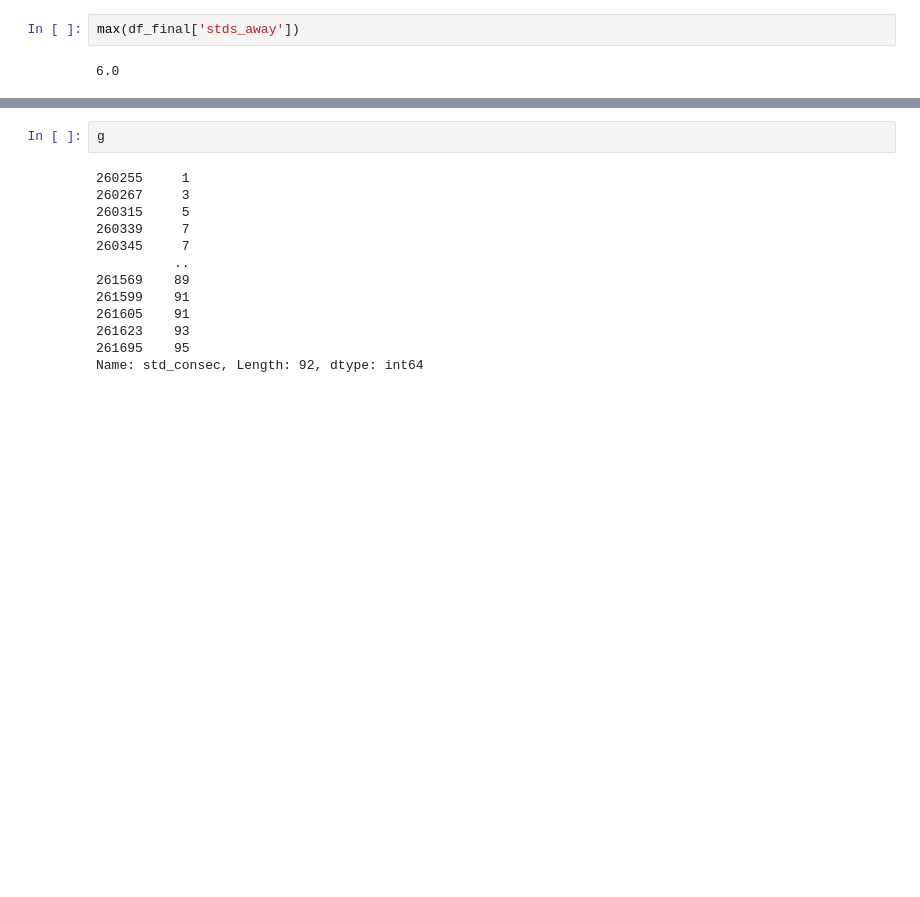
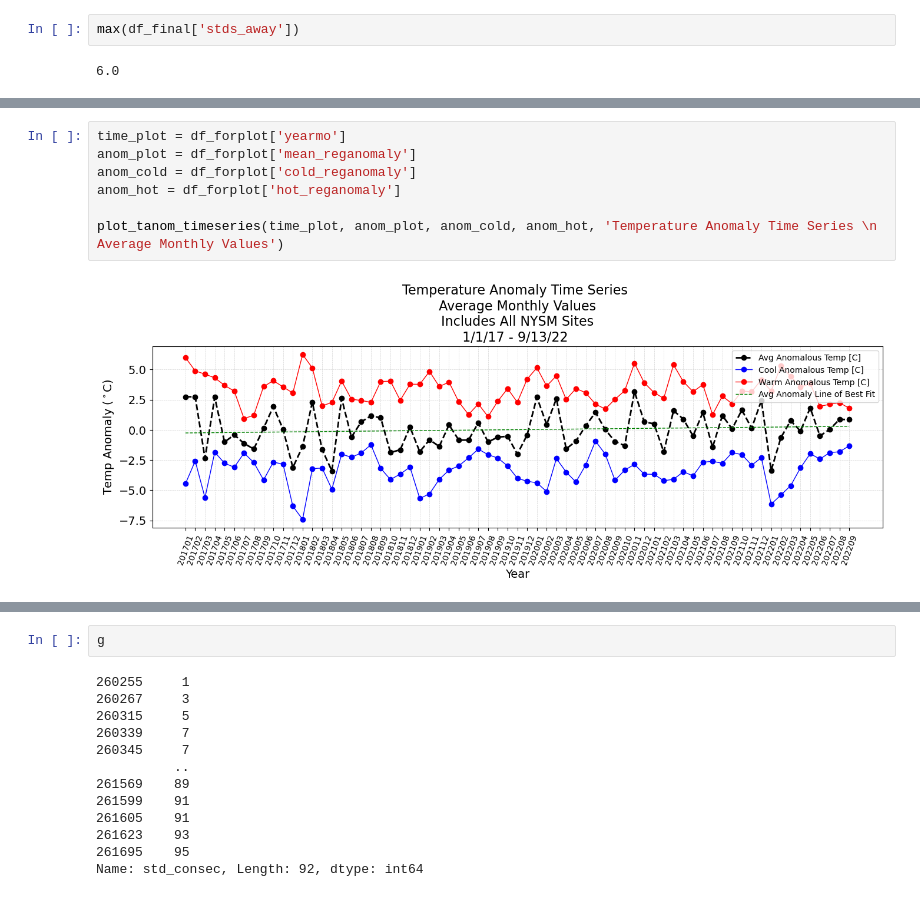
Before and after one commit to cgsutter/ATM622-General-Circulation, a Jupyter notebook: testing/NYSM_trends.ipynb, the cells around one changed output, grey strips where cells are left out. Cells and saved outputs as stored; diff of their text form; blank space fills up the shorter version.

```diff
--- a/testing/NYSM_trends.ipynb
+++ b/testing/NYSM_trends.ipynb
@@ -509,0 +836,9 @@ df_final
+# %%
+time_plot = df_forplot['yearmo']
+anom_plot = df_forplot['mean_reganomaly']
+anom_cold = df_forplot['cold_reganomaly']
+anom_hot = df_forplot['hot_reganomaly']
+
+plot_tanom_timeseries(time_plot, anom_plot, anom_cold, anom_hot, 'Temperature Anomaly Time Series \n Average Monthly Values')
+# %% [output]
+[figure, added]
```
Also changed, not shown: parts of 94 cells of this notebook, 3 other files.
